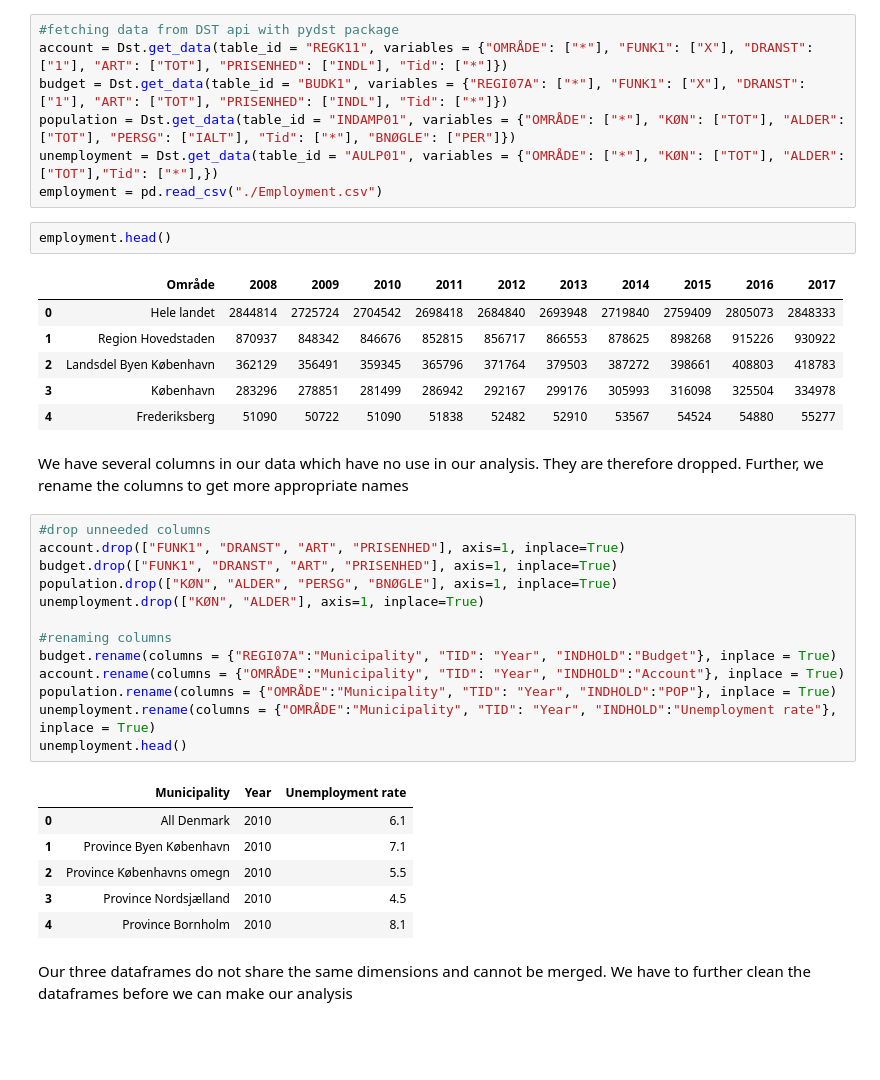
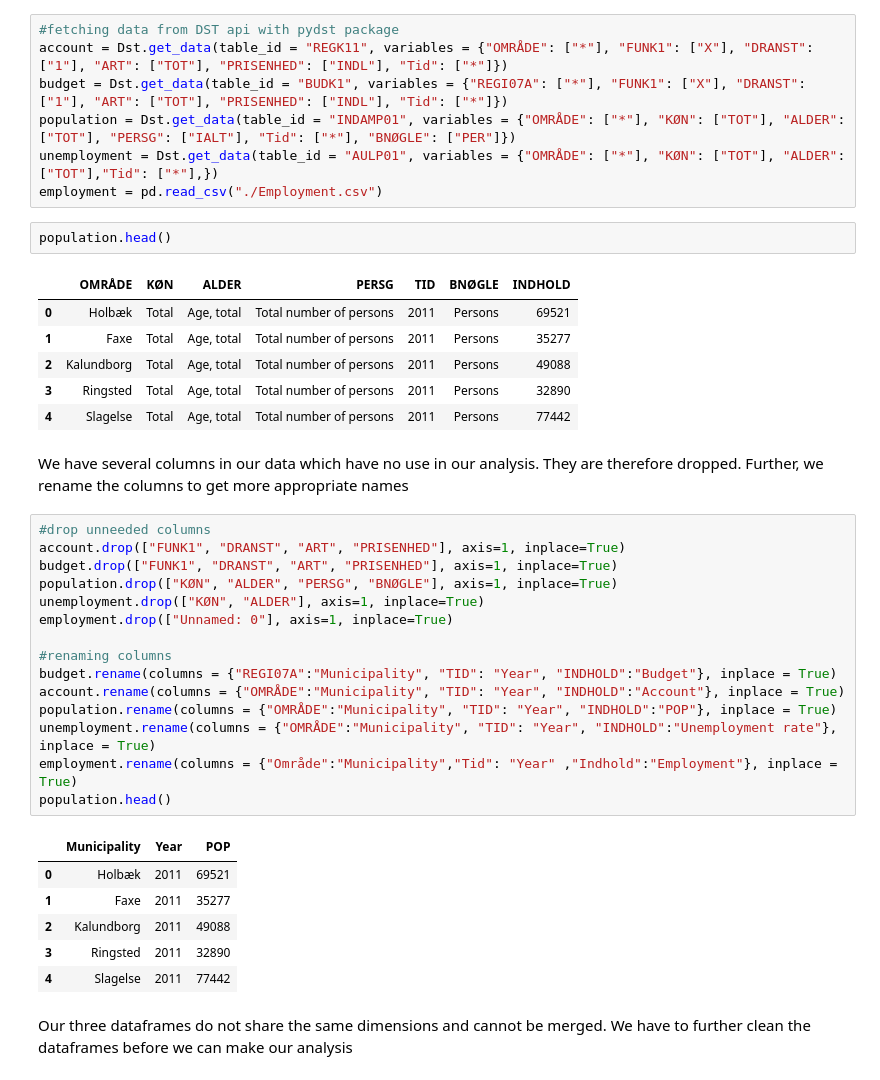
Before and after one commit to NumEconCopenhagen/projects-2019-nokiasnake, a Jupyter notebook: dataproject/dataProject.ipynb, the cells around one changed output. Saved outputs shown, nothing was run; the diff lists cells and outputs as text; blank space fills up the shorter version.

```diff
--- a/dataproject/dataProject.ipynb
+++ b/dataproject/dataProject.ipynb
@@ -43,14 +47,14 @@ population = Dst.get_data(table_id = "INDAMP01", variables = {"OMRÅDE": ["*"],
 unemployment = Dst.get_data(table_id = "AULP01", variables = {"OMRÅDE": ["*"], "KØN": ["TOT"], "ALDER": ["TOT"],"Tid": ["*"],})
 employment = pd.read_csv("./Employment.csv")
 # %%
-employment.head()
+population.head()
 # %% [output]
-|  | Område | 2008 | 2009 | 2010 | 2011 | 2012 | 2013 | 2014 | 2015 | 2016 | 2017 |
-| 0 | Hele landet | 2844814 | 2725724 | 2704542 | 2698418 | 2684840 | 2693948 | 2719840 | 2759409 | 2805073 | 2848333 |
-| 1 | Region Hovedstaden | 870937 | 848342 | 846676 | 852815 | 856717 | 866553 | 878625 | 898268 | 915226 | 930922 |
-| 2 | Landsdel Byen København | 362129 | 356491 | 359345 | 365796 | 371764 | 379503 | 387272 | 398661 | 408803 | 418783 |
-| 3 | København | 283296 | 278851 | 281499 | 286942 | 292167 | 299176 | 305993 | 316098 | 325504 | 334978 |
-| 4 | Frederiksberg | 51090 | 50722 | 51090 | 51838 | 52482 | 52910 | 53567 | 54524 | 54880 | 55277 |
+|  | OMRÅDE | KØN | ALDER | PERSG | TID | BNØGLE | INDHOLD |
+| 0 | Holbæk | Total | Age, total | Total number of persons | 2011 | Persons | 69521 |
+| 1 | Faxe | Total | Age, total | Total number of persons | 2011 | Persons | 35277 |
+| 2 | Kalundborg | Total | Age, total | Total number of persons | 2011 | Persons | 49088 |
+| 3 | Ringsted | Total | Age, total | Total number of persons | 2011 | Persons | 32890 |
+| 4 | Slagelse | Total | Age, total | Total number of persons | 2011 | Persons | 77442 |
 # %% [markdown]
 We have several columns in our data which have no use in our analysis. They are therefore dropped. Further, we rename the columns to get more appropriate names
 # %%
@@ -59,20 +63,22 @@ account.drop(["FUNK1", "DRANST", "ART", "PRISENHED"], axis=1, inplace=True)
 budget.drop(["FUNK1", "DRANST", "ART", "PRISENHED"], axis=1, inplace=True)
 population.drop(["KØN", "ALDER", "PERSG", "BNØGLE"], axis=1, inplace=True)
 unemployment.drop(["KØN", "ALDER"], axis=1, inplace=True)
+employment.drop(["Unnamed: 0"], axis=1, inplace=True)
 
 #renaming columns
 budget.rename(columns = {"REGI07A":"Municipality", "TID": "Year", "INDHOLD":"Budget"}, inplace = True)
 account.rename(columns = {"OMRÅDE":"Municipality", "TID": "Year", "INDHOLD":"Account"}, inplace = True)
 population.rename(columns = {"OMRÅDE":"Municipality", "TID": "Year", "INDHOLD":"POP"}, inplace = True)
 unemployment.rename(columns = {"OMRÅDE":"Municipality", "TID": "Year", "INDHOLD":"Unemployment rate"}, inplace = True)
-unemployment.head()
+employment.rename(columns = {"Område":"Municipality","Tid": "Year" ,"Indhold":"Employment"}, inplace = True)
+population.head()
 # %% [output]
-|  | Municipality | Year | Unemployment rate |
-| 0 | All Denmark | 2010 | 6.1 |
-| 1 | Province Byen København | 2010 | 7.1 |
-| 2 | Province Københavns omegn | 2010 | 5.5 |
-| 3 | Province Nordsjælland | 2010 | 4.5 |
-| 4 | Province Bornholm | 2010 | 8.1 |
+|  | Municipality | Year | POP |
+| 0 | Holbæk | 2011 | 69521 |
+| 1 | Faxe | 2011 | 35277 |
+| 2 | Kalundborg | 2011 | 49088 |
+| 3 | Ringsted | 2011 | 32890 |
+| 4 | Slagelse | 2011 | 77442 |
 # %% [markdown]
 Our three dataframes do not share the same dimensions and cannot be merged. We have to further clean the dataframes before we can make our analysis
 # %%
```
Also changed, not shown: parts of 26 cells of this notebook, 7 other files.
